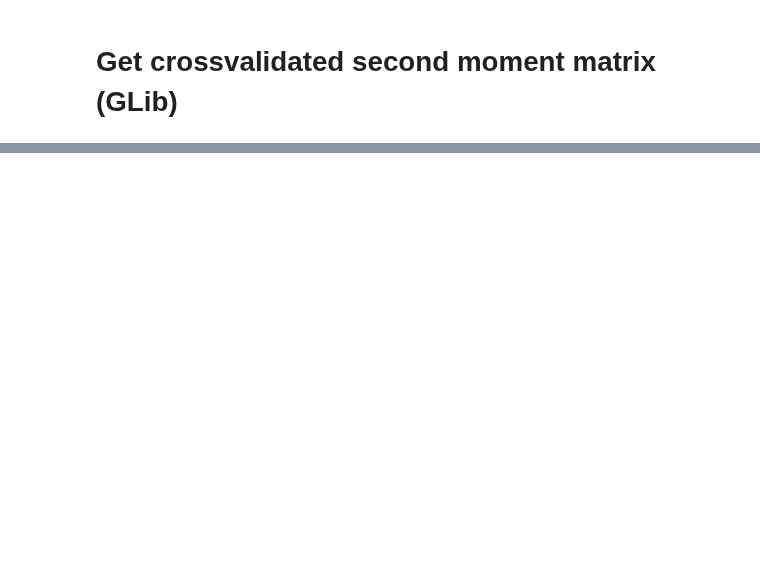
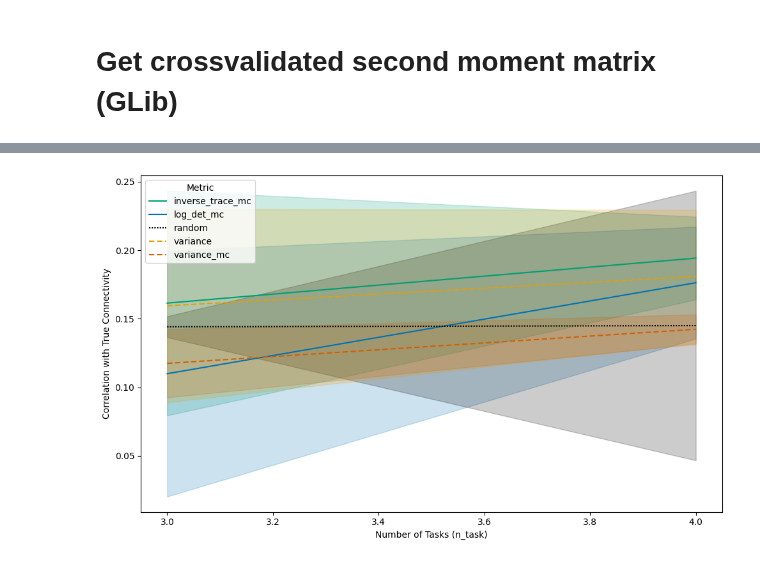
Before and after one commit to DiedrichsenLab/OptimalBattery, a Jupyter notebook: notebooks/8.real_connectivity.ipynb, the cells around one changed output, grey strips where cells are left out. Saved outputs shown, nothing was run; the diff lists cells and outputs as text; code cells hidden in the pictures; blank space fills up the shorter version.

```diff
--- a/notebooks/8.real_connectivity.ipynb
+++ b/notebooks/8.real_connectivity.ipynb
@@ -279,0 +111,39 @@ plt.show()
+# %%
+D_averaged_across_iter = averaged_df = plot.average_per_subject(D,'correlation') # lists of subjects are averaged across iterations
+long_df = averaged_df.explode('avg_correlation_per_subject') # expands the list of subjects into rows for each subject
+long_df['avg_correlation_per_subject'] = long_df['avg_correlation_per_subject'].astype(float) # turns each correaltion for each subject into a float
+# %%
+custom_palette = {
+    'random': 'black',
+    'variance': '#E69F00',
+    'variance_mc': '#D55E00',
+    'log_det_mc': '#0072B2',
+    'inverse_trace_mc': '#009E73'
+}
+
+custom_dashes = {
+    'random': (1, 1),            # dotted
+    'variance': (4, 2),              # dashed
+    'variance_mc': (4, 2),           # dashed
+    'log_det_mc': '',        # solid
+    'inverse_trace_mc': '',  # solid
+}
+
+plt.figure(figsize=(10, 6))
+sns.lineplot(
+    data=long_df,
+    x="n_task",
+    y="avg_correlation_per_subject",
+    hue="metric",
+    style="metric",
+    palette=custom_palette,
+    dashes=custom_dashes
+)
+
+plt.xlabel("Number of Tasks (n_task)")
+plt.ylabel("Correlation with True Connectivity")
+plt.legend(title="Metric")
+plt.tight_layout()
+plt.show()
+# %% [output]
+[figure, added]
```
Also changed, not shown: parts of 15 cells of this notebook, 10 other files.
